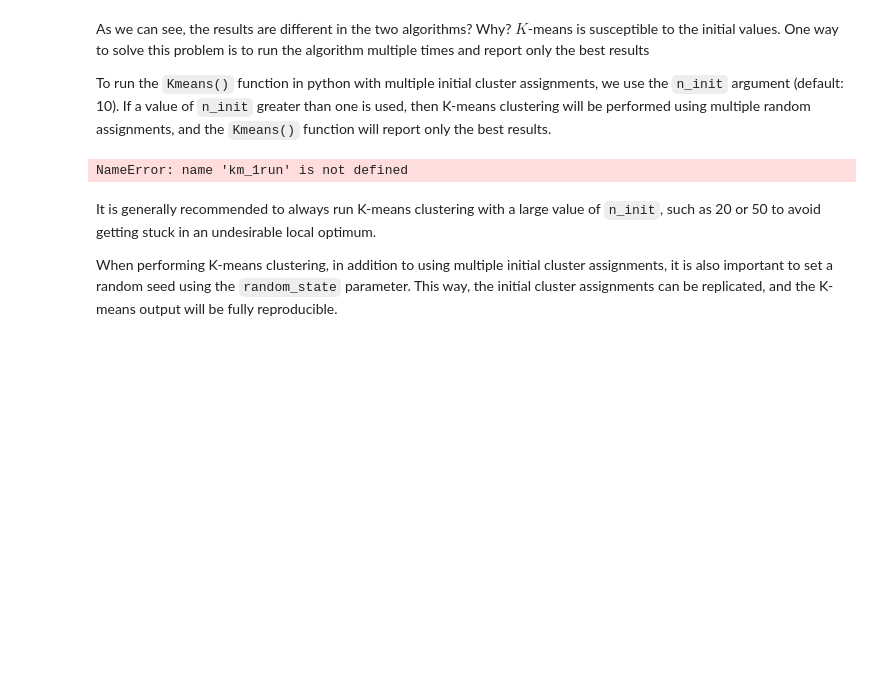
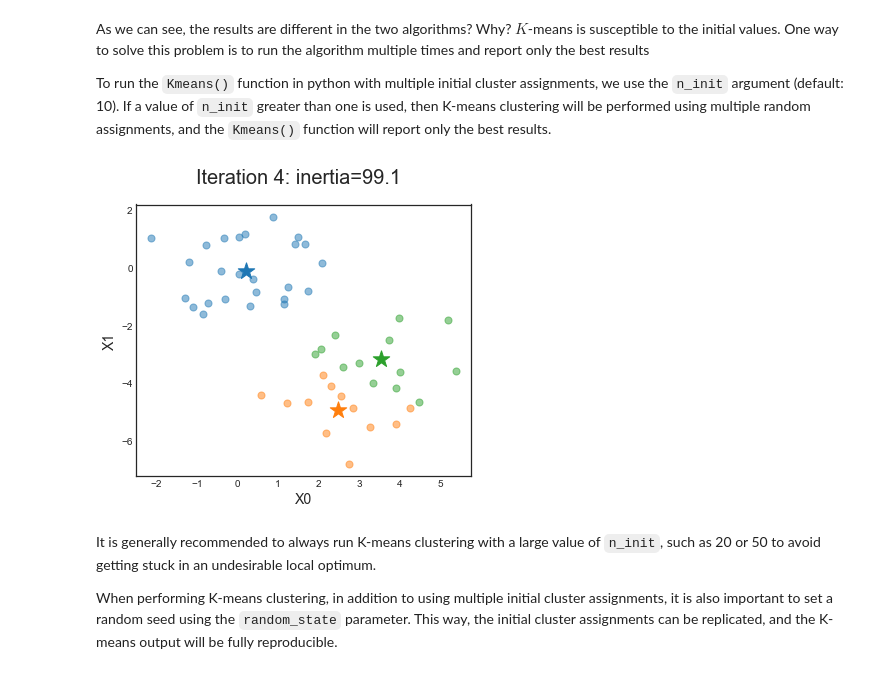
Before and after one commit to matteocourthoud/Machine-Learning-for-Economic-Analysis, a Jupyter notebook: 10_unsupervised.ipynb, the cells around one changed output. Saved outputs shown, nothing was run; the diff lists cells and outputs as text; code cells hidden in the pictures; blank space fills up the shorter version.

```diff
--- a/10_unsupervised.ipynb
+++ b/10_unsupervised.ipynb
@@ -452,9 +452,9 @@ To run the `Kmeans()` function in python with multiple initial cluster assignmen
 # %%
 # 30 runs
 km_30run = KMeans(n_clusters=3, n_init=30, random_state=1).fit(X)
-plot_assignment(X, km_1run.cluster_centers_, km_30run.labels_, km_30run.inertia_, km_30run.n_iter_)
+plot_assignment(X, km_30run.cluster_centers_, km_30run.labels_, km_30run.inertia_, km_30run.n_iter_)
 # %% [output]
-NameError: name 'km_1run' is not defined
+[figure, added]
 # %% [markdown]
 It is generally recommended to always run K-means clustering with a large value of `n_init`, such as 20 or 50 to avoid getting stuck in an undesirable local optimum.
 
```
Also changed, not shown: parts of 2 cells of this notebook.
